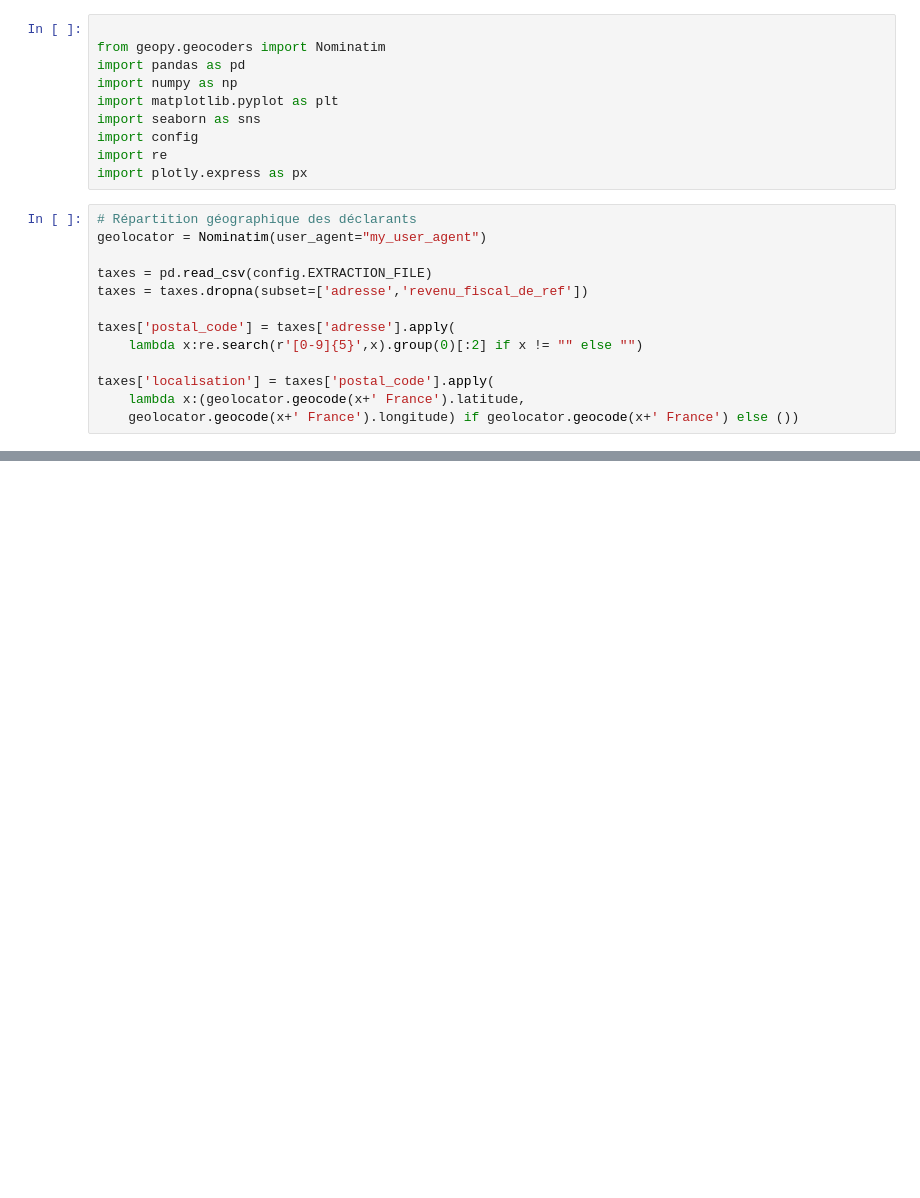
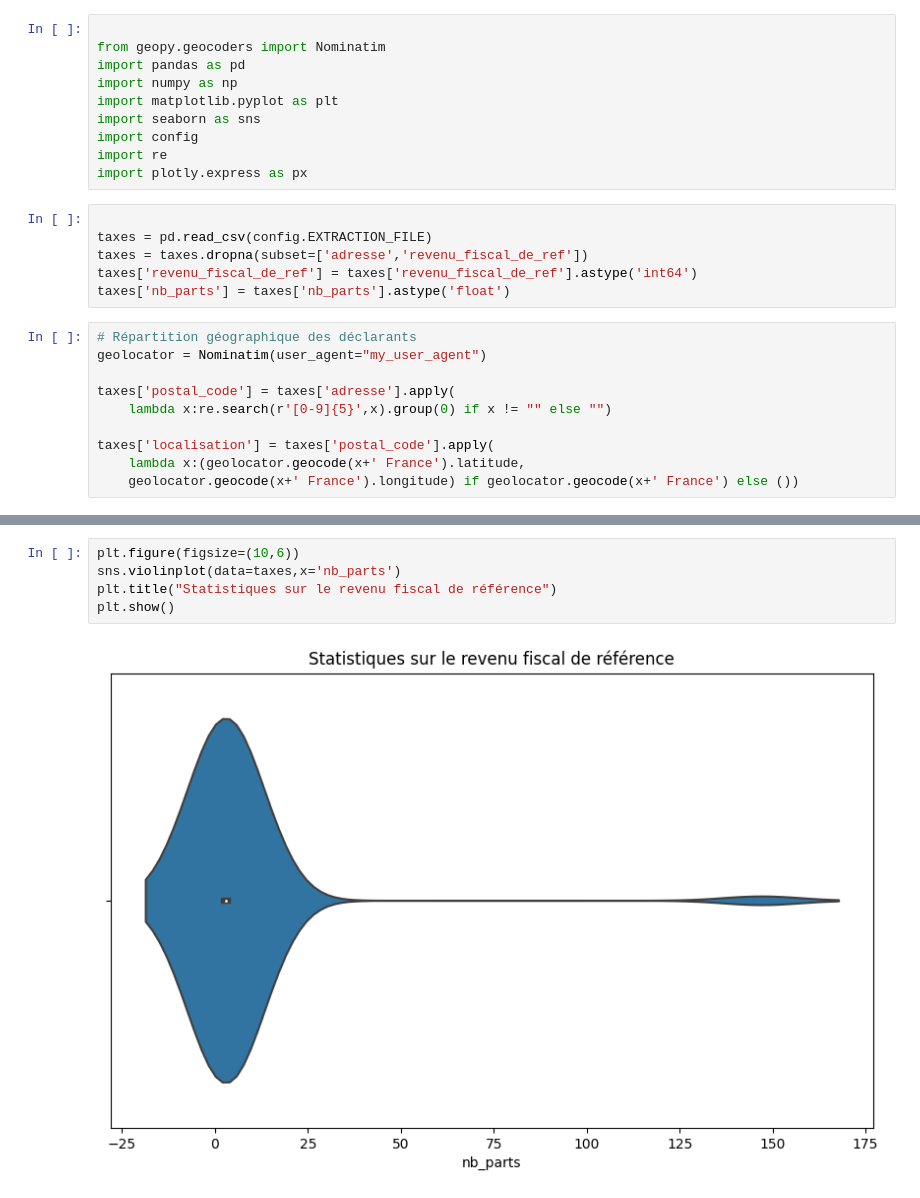
Before and after one commit to florianeBhz/Tax-notices-information-extraction, a Jupyter notebook: analysis.ipynb, the cells around one changed output, grey strips where cells are left out. Cells and saved outputs as stored; diff of their text form; blank space fills up the shorter version.

Commit message:
data analysis

```diff
--- a/analysis.ipynb
+++ b/analysis.ipynb
@@ -8,15 +8,18 @@ import seaborn as sns
 import config
 import re
 import plotly.express as px
+# %%
+
+taxes = pd.read_csv(config.EXTRACTION_FILE)
+taxes = taxes.dropna(subset=['adresse','revenu_fiscal_de_ref'])
+taxes['revenu_fiscal_de_ref'] = taxes['revenu_fiscal_de_ref'].astype('int64')
+taxes['nb_parts'] = taxes['nb_parts'].astype('float')
 # %%
 # Répartition géographique des déclarants
 geolocator = Nominatim(user_agent="my_user_agent")
 
-taxes = pd.read_csv(config.EXTRACTION_FILE)
-taxes = taxes.dropna(subset=['adresse','revenu_fiscal_de_ref'])
-
 taxes['postal_code'] = taxes['adresse'].apply(
-    lambda x:re.search(r'[0-9]{5}',x).group(0)[:2] if x != "" else "")
+    lambda x:re.search(r'[0-9]{5}',x).group(0) if x != "" else "")
 
 taxes['localisation'] = taxes['postal_code'].apply(
     lambda x:(geolocator.geocode(x+' France').latitude,
@@ -39 +51,8 @@ revenus_par_zone
+# %%
+plt.figure(figsize=(10,6))
+sns.violinplot(data=taxes,x='nb_parts')
+plt.title("Statistiques sur le revenu fiscal de référence")
+plt.show()
+# %% [output]
+[figure, added]
 # %%
```
Also changed, not shown: parts of 9 cells of this notebook, 1 other file.
